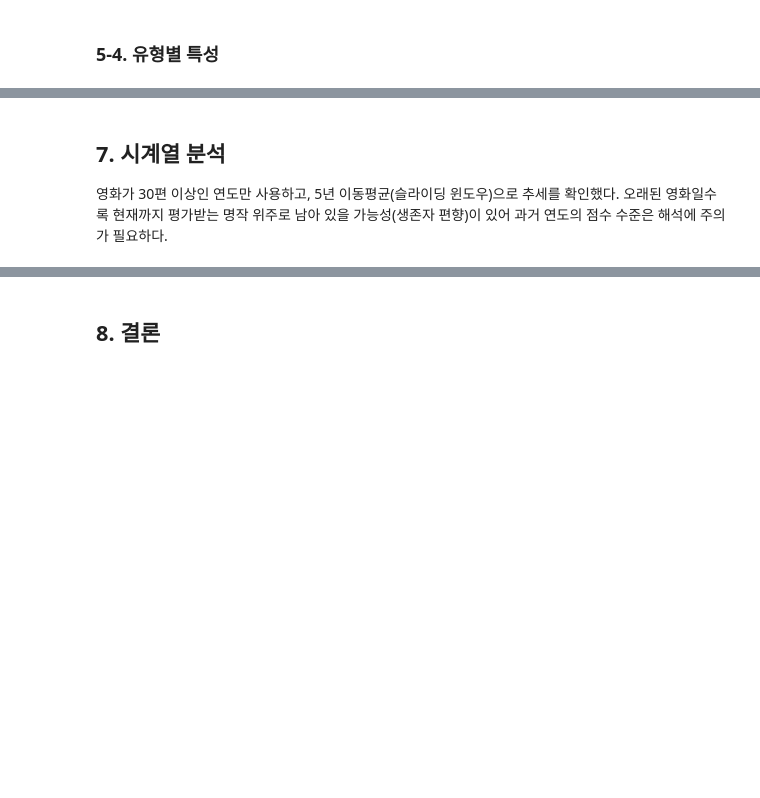
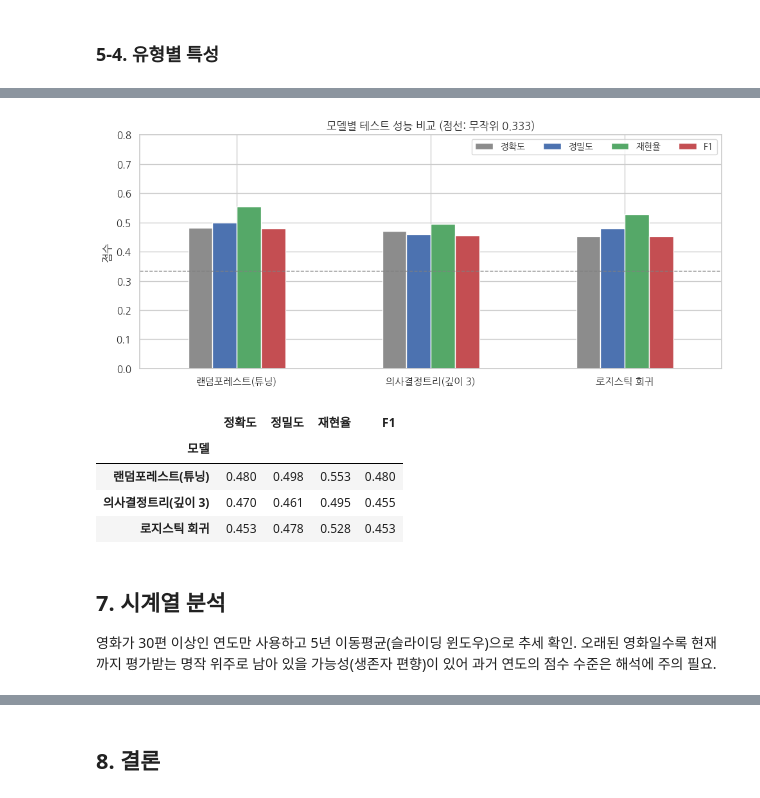
Before and after one commit to douni05/rotten-tomatoes-critic-audience-gap, a Jupyter notebook: critic_vs_audience_analysis.ipynb, the cells around one changed output, grey strips where cells are left out. Cells and saved outputs as stored; diff of their text form; code cells hidden in the pictures; blank space fills up the shorter version.

```diff
--- a/critic_vs_audience_analysis.ipynb
+++ b/critic_vs_audience_analysis.ipynb
@@ -529,38 +766,42 @@ save(fig, '13_rf_result'); plt.show()
 # %%
-from sklearn.linear_model import LogisticRegression
-from sklearn.pipeline import make_pipeline
-from sklearn.metrics import accuracy_score, precision_score, recall_score, f1_score
-
 # ── 비교할 모델 (랜덤포레스트는 6-3에서 튜닝한 모델 사용) ──
 compare = {
     '로지스틱 회귀': make_pipeline(StandardScaler(), LogisticRegression(max_iter=2000, class_weight='balanced')),
     '의사결정트리(깊이 3)': DecisionTreeClassifier(max_depth=3, min_samples_leaf=50, class_weight='balanced', random_state=RANDOM_STATE),
 }
-for name, m in compare.items():
+for m in compare.values():
     m.fit(X_train, y_train)
 compare['랜덤포레스트(튜닝)'] = best_rf
 
 # ── 테스트 데이터로 지표 계산 ──
 rows = []
 for name, m in compare.items():
     p = m.predict(X_test)
     rows.append({'모델': name,
                  '정확도': accuracy_score(y_test, p),
                  '정밀도': precision_score(y_test, p, average='macro'),
                  '재현율': recall_score(y_test, p, average='macro'),
                  'F1': f1_score(y_test, p, average='macro')})
 model_table = pd.DataFrame(rows).set_index('모델').sort_values('F1', ascending=False)
 
 fig, ax = plt.subplots(figsize=(10, 4.5))
-model_table.plot(kind='bar', ax=ax, color=['#8C8C8C', '#4C72B0', '#55A868', '#C44E52'], rot=0)
+metric_colors = ['#8C8C8C', '#4C72B0', '#55A868', '#C44E52']   # 정확도·정밀도·재현율·F1 순서
+model_table.plot(kind='bar', ax=ax, color=metric_colors, rot=0)
 ax.axhline(1/3, ls='--', color='gray', lw=1)
 ax.set_ylim(0, 0.8); ax.set_ylabel('점수'); ax.set_xlabel('')
 ax.set_title('모델별 테스트 성능 비교 (점선: 무작위 0.333)'); ax.legend(loc='upper right', ncol=4, fontsize=10)
-save(fig, '15_model_comparison'); plt.show()
+save(fig, '14_model_comparison'); plt.show()
 model_table.round(3)
+# %% [output]
+[figure, added]
+|  | 정확도 | 정밀도 | 재현율 | F1 |
+| 모델 |  |  |  |  |
+| 랜덤포레스트(튜닝) | 0.480 | 0.498 | 0.553 | 0.480 |
+| 의사결정트리(깊이 3) | 0.470 | 0.461 | 0.495 | 0.455 |
+| 로지스틱 회귀 | 0.453 | 0.478 | 0.528 | 0.453 |
 # %% [markdown]
 ## 7. 시계열 분석
-영화가 30편 이상인 연도만 사용하고, 5년 이동평균(슬라이딩 윈도우)으로 추세를 확인했다. 오래된 영화일수록 현재까지 평가받는 명작 위주로 남아 있을 가능성(생존자 편향)이 있어 과거 연도의 점수 수준은 해석에 주의가 필요하다.
+영화가 30편 이상인 연도만 사용하고 5년 이동평균(슬라이딩 윈도우)으로 추세 확인. 오래된 영화일수록 현재까지 평가받는 명작 위주로 남아 있을 가능성(생존자 편향)이 있어 과거 연도의 점수 수준은 해석에 주의 필요.
 # %%
 # ── 연도별 평균 계산 → 30편 이상인 해만 → 5년 이동평균 ──
 yearly = df.groupby('year').agg(평론가=('tomatometer_rating', 'mean'), 관객=('audience_rating', 'mean'),
```
Also changed, not shown: parts of 57 cells of this notebook, 19 other files.
